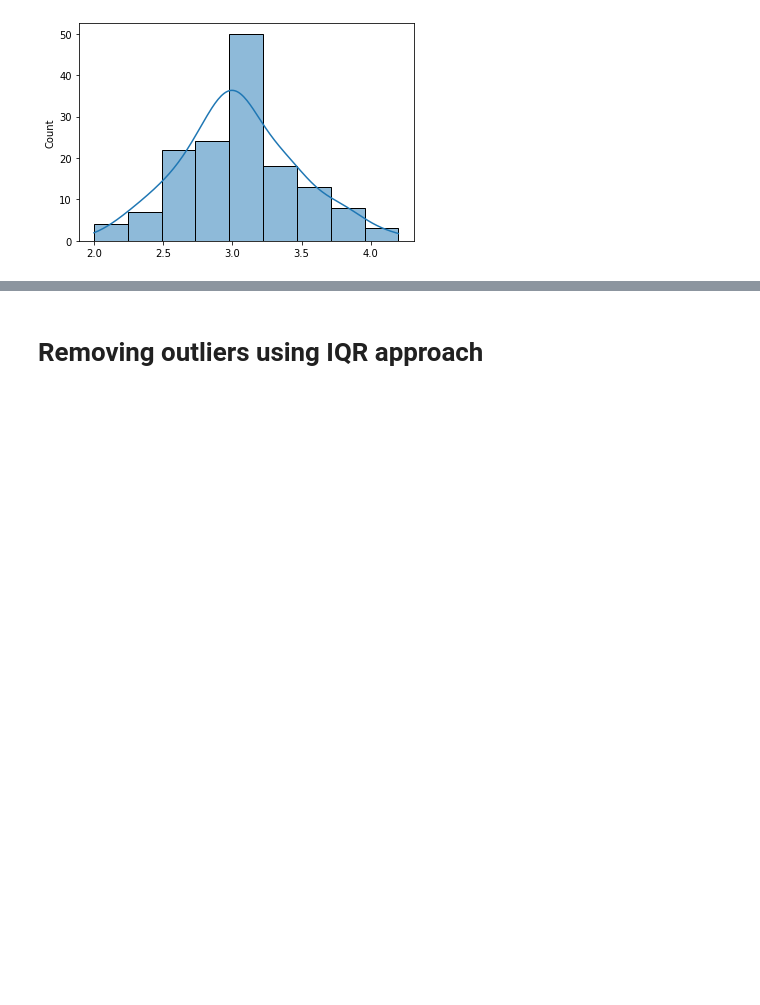
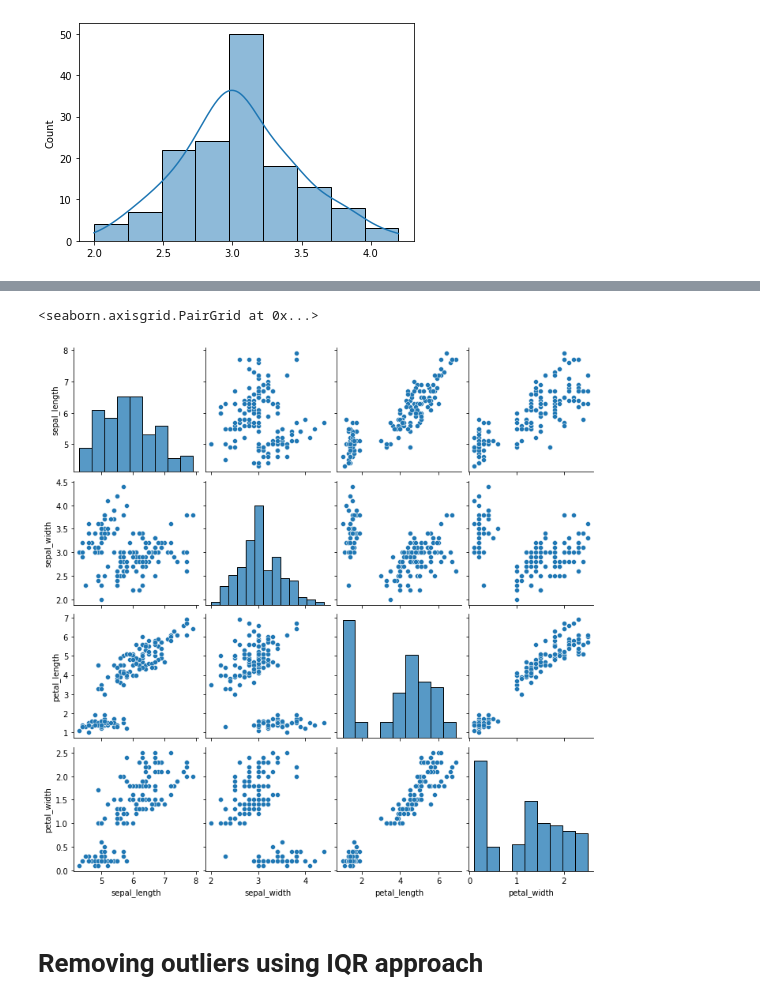
Before and after one commit to yesdeepakmittal/pytraining, a Jupyter notebook: Advanced/statistics.ipynb, the cells around one changed output, grey strips where cells are left out. Drawn from its saved outputs; the diff is of its cells as text; code cells hidden in the pictures; blank space fills up the shorter version.

```diff
--- a/Advanced/statistics.ipynb
+++ b/Advanced/statistics.ipynb
@@ -115,0 +118,3 @@ sns.histplot(data,bins=n_bins,kde=True)
+# %%
+df = sns.load_dataset('iris')
+df.corr()
@@ -116,3 +127,8 @@ sns.histplot(data,bins=n_bins,kde=True)
+# %%
+sns.pairplot(df)
+# %% [output]
+<seaborn.axisgrid.PairGrid at 0x...>
+[figure, added]
 # %% [markdown]
 # Removing outliers using IQR approach
 # %%
```
Also changed, not shown: parts of 11 cells of this notebook.
